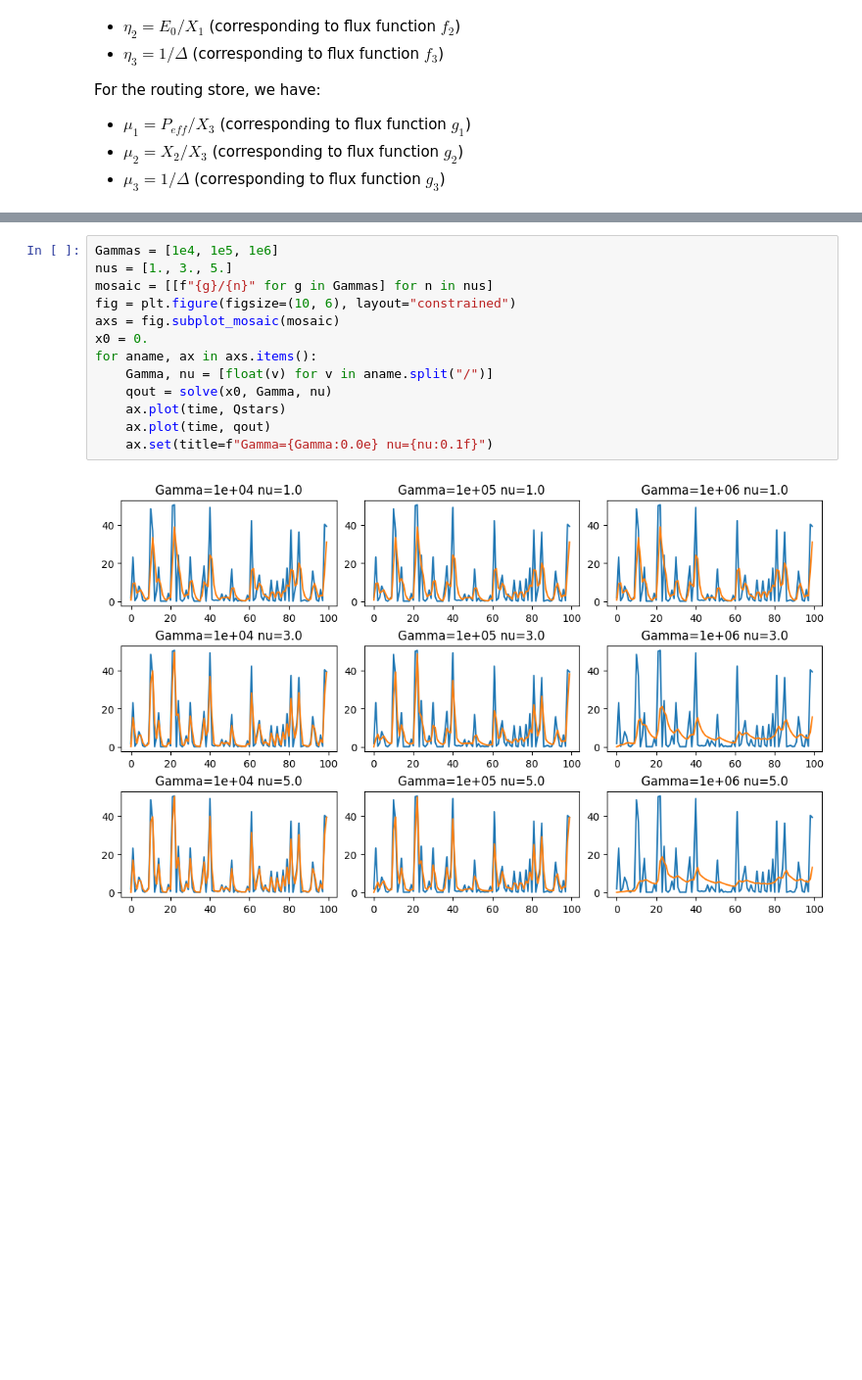
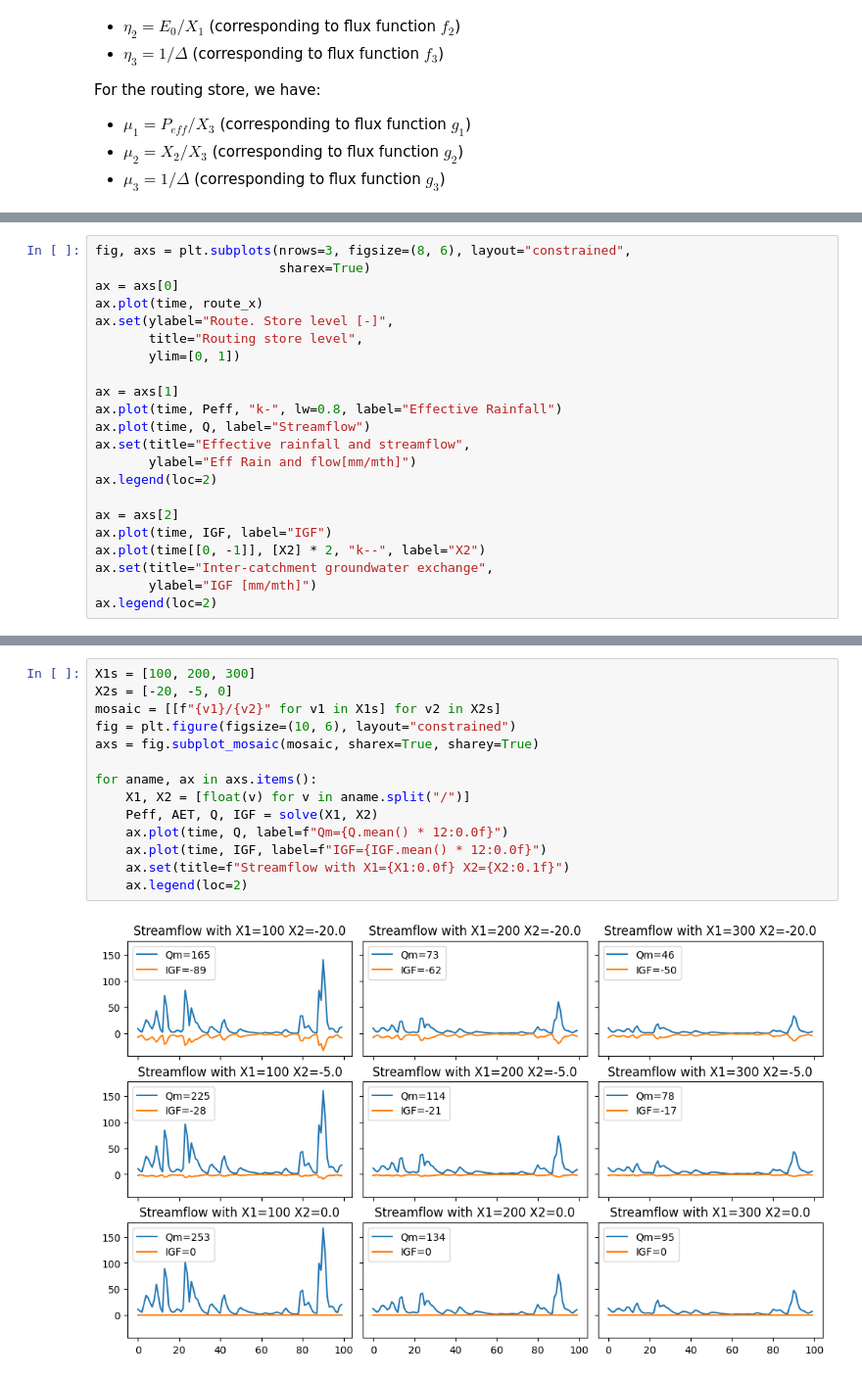
Before and after one commit to csiro-hydroinformatics/pyquasoare, a Jupyter notebook: examples/notebooks/quasoare_examples_02_running_simple_rainfall_runoff_model.ipynb, the cells around one changed output, grey strips where cells are left out. Shown at 98% size. Cells and saved outputs as stored; diff of their text form; blank space fills up the shorter version.

```diff
--- a/examples/notebooks/quasoare_examples_02_running_simple_rainfall_runoff_model.ipynb
+++ b/examples/notebooks/quasoare_examples_02_running_simple_rainfall_runoff_model.ipynb
@@ -145,0 +177,22 @@ ax.legend(loc=2)
+# %%
+fig, axs = plt.subplots(nrows=3, figsize=(8, 6), layout="constrained",
+                        sharex=True)
+ax = axs[0]
+ax.plot(time, route_x)
+ax.set(ylabel="Route. Store level [-]",
+       title="Routing store level",
+       ylim=[0, 1])
+
+ax = axs[1]
+ax.plot(time, Peff, "k-", lw=0.8, label="Effective Rainfall")
+ax.plot(time, Q, label="Streamflow")
+ax.set(title="Effective rainfall and streamflow",
+       ylabel="Eff Rain and flow[mm/mth]")
+ax.legend(loc=2)
+
+ax = axs[2]
+ax.plot(time, IGF, label="IGF")
+ax.plot(time[[0, -1]], [X2] * 2, "k--", label="X2")
+ax.set(title="Inter-catchment groundwater exchange",
+       ylabel="IGF [mm/mth]")
+ax.legend(loc=2)
@@ -163,15 +228,16 @@ def solve(x0, Gamma, nu):
 # %%
-Gammas = [1e4, 1e5, 1e6]
-nus = [1., 3., 5.]
-mosaic = [[f"{g}/{n}" for g in Gammas] for n in nus]
+X1s = [100, 200, 300]
+X2s = [-20, -5, 0]
+mosaic = [[f"{v1}/{v2}" for v1 in X1s] for v2 in X2s]
 fig = plt.figure(figsize=(10, 6), layout="constrained")
-axs = fig.subplot_mosaic(mosaic)
-x0 = 0.
+axs = fig.subplot_mosaic(mosaic, sharex=True, sharey=True)
+
 for aname, ax in axs.items():
-    Gamma, nu = [float(v) for v in aname.split("/")]
-    qout = solve(x0, Gamma, nu)
-    ax.plot(time, Qstars)
-    ax.plot(time, qout)
-    ax.set(title=f"Gamma={Gamma:0.0e} nu={nu:0.1f}")
+    X1, X2 = [float(v) for v in aname.split("/")]
+    Peff, AET, Q, IGF = solve(X1, X2)
+    ax.plot(time, Q, label=f"Qm={Q.mean() * 12:0.0f}")
+    ax.plot(time, IGF, label=f"IGF={IGF.mean() * 12:0.0f}")
+    ax.set(title=f"Streamflow with X1={X1:0.0f} X2={X2:0.1f}")
+    ax.legend(loc=2)
 # %% [output]
-[figure, old version]
+[figure, new version]
```
Also changed, not shown: parts of 10 cells of this notebook, 2 other files.
